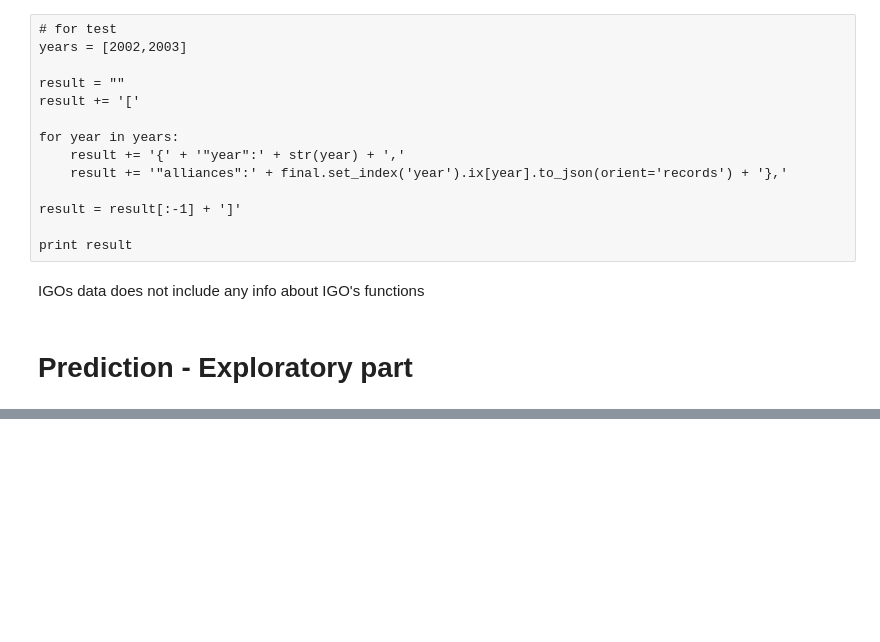
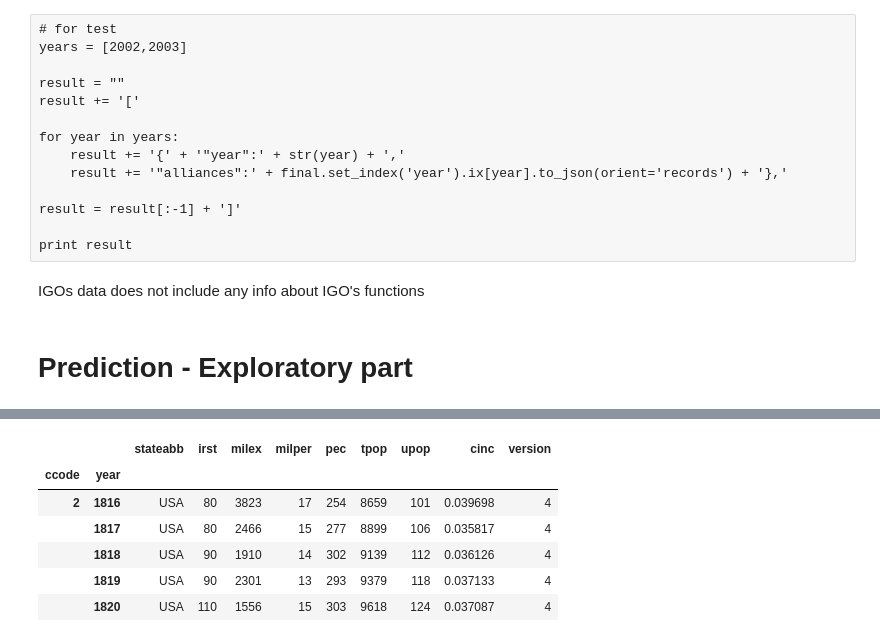
Before and after one commit to raahilsha/cs171-pr-alexander, a Jupyter notebook: data_processing/data_processing.ipynb, the cells around one changed output, grey strips where cells are left out. Cells and saved outputs as stored; diff of their text form; code cells hidden in the pictures; blank space fills up the shorter version.

```diff
--- a/data_processing/data_processing.ipynb
+++ b/data_processing/data_processing.ipynb
@@ -283,0 +312,10 @@ IGOs data does not include any info about IGO's functions
+# %%
+nmc_raw.head()
+# %% [output]
+|  |  | stateabb | irst | milex | milper | pec | tpop | upop | cinc | version |
+| ccode | year |  |  |  |  |  |  |  |  |  |
+| 2 | 1816 | USA | 80 | 3823 | 17 | 254 | 8659 | 101 | 0.039698 | 4 |
+|  | 1817 | USA | 80 | 2466 | 15 | 277 | 8899 | 106 | 0.035817 | 4 |
+|  | 1818 | USA | 90 | 1910 | 14 | 302 | 9139 | 112 | 0.036126 | 4 |
+|  | 1819 | USA | 90 | 2301 | 13 | 293 | 9379 | 118 | 0.037133 | 4 |
+|  | 1820 | USA | 110 | 1556 | 15 | 303 | 9618 | 124 | 0.037087 | 4 |
```
Also changed, not shown: parts of 17 cells of this notebook, 3 other files.
